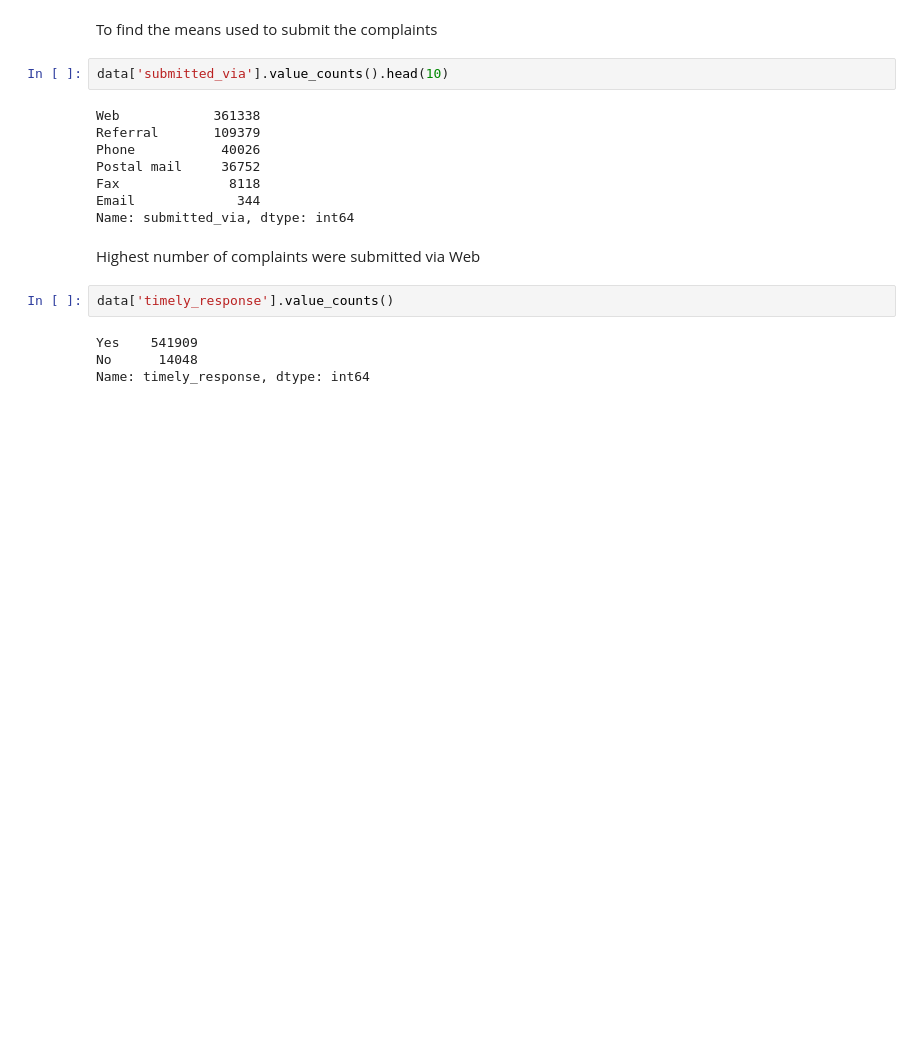
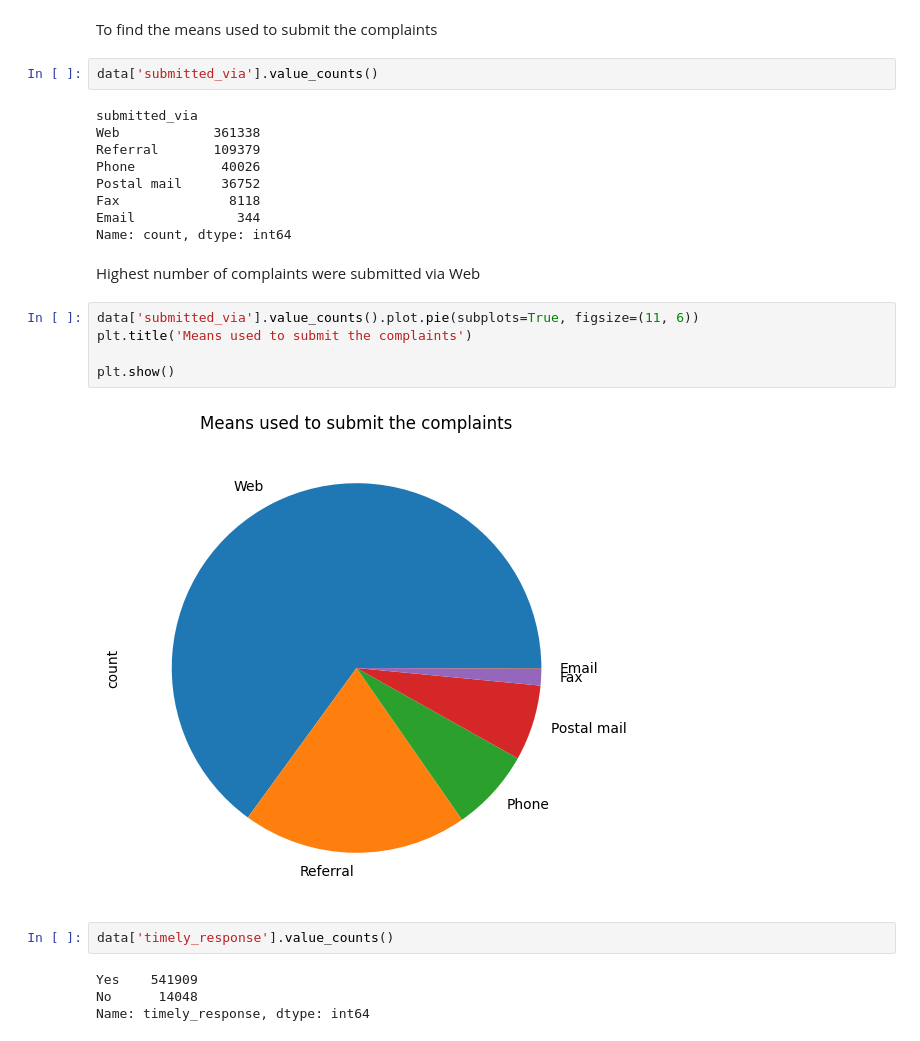
Before and after one commit to puritym8/Python-Data-Analysis, a Jupyter notebook: US_Consumer_Finance_Complaints_Basic_Analysis.ipynb, the cells around one changed output. Drawn from its saved outputs; the diff is of its cells as text; blank space fills up the shorter version.

```diff
--- a/US_Consumer_Finance_Complaints_Basic_Analysis.ipynb
+++ b/US_Consumer_Finance_Complaints_Basic_Analysis.ipynb
@@ -297,17 +282,25 @@ data.head(3)
 # %% [markdown]
 To find the means used to submit the complaints
 # %%
-data['submitted_via'].value_counts().head(10)
+data['submitted_via'].value_counts()
 # %% [output]
+submitted_via
 Web            361338
 Referral       109379
 Phone           40026
 Postal mail     36752
 Fax              8118
 Email             344
-Name: submitted_via, dtype: int64
+Name: count, dtype: int64
 # %% [markdown]
 Highest number of complaints were submitted via Web
+# %%
+data['submitted_via'].value_counts().plot.pie(subplots=True, figsize=(11, 6))
+plt.title('Means used to submit the complaints')
+
+plt.show()
+# %% [output]
+[figure, added]
 # %%
 data['timely_response'].value_counts()
 # %% [output]
```
Also changed, not shown: parts of 14 cells of this notebook.
